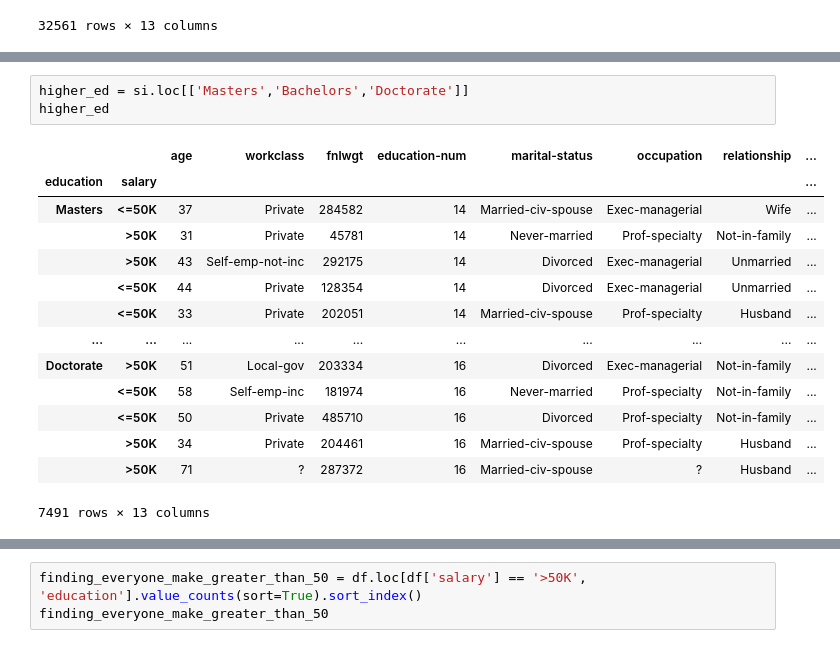
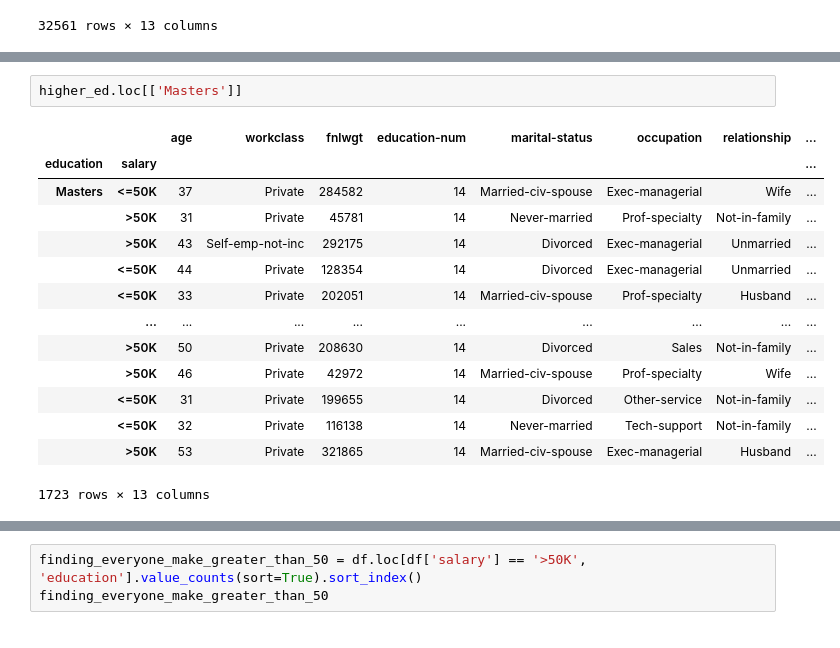
Before and after one commit to mrwoodzi/Data_Science_Certs_Progress, a Jupyter notebook: python_for_everybody/Data_Analysis_with_Python_Cert/Jupyter_Lab_Notes/demographic_data_analyzer.ipynb, the cells around one changed output, grey strips where cells are left out. Cells and saved outputs as stored; diff of their text form.

```diff
--- a/python_for_everybody/Data_Analysis_with_Python_Cert/Jupyter_Lab_Notes/demographic_data_analyzer.ipynb
+++ b/python_for_everybody/Data_Analysis_with_Python_Cert/Jupyter_Lab_Notes/demographic_data_analyzer.ipynb
@@ -107,19 +125,18 @@ si
 # %%
-higher_ed = si.loc[['Masters','Bachelors','Doctorate']]
-higher_ed
+higher_ed.loc[['Masters']]
 # %% [output]
 |  |  | age | workclass | fnlwgt | education-num | marital-status | occupation | relationship | ... |
 | education | salary |  |  |  |  |  |  |  | ... |
 | Masters | <=50K | 37 | Private | 284582 | 14 | Married-civ-spouse | Exec-managerial | Wife | ... |
 |  | >50K | 31 | Private | 45781 | 14 | Never-married | Prof-specialty | Not-in-family | ... |
 |  | >50K | 43 | Self-emp-not-inc | 292175 | 14 | Divorced | Exec-managerial | Unmarried | ... |
 |  | <=50K | 44 | Private | 128354 | 14 | Divorced | Exec-managerial | Unmarried | ... |
 |  | <=50K | 33 | Private | 202051 | 14 | Married-civ-spouse | Prof-specialty | Husband | ... |
-| ... | ... | ... | ... | ... | ... | ... | ... | ... | ... |
-| Doctorate | >50K | 51 | Local-gov | 203334 | 16 | Divorced | Exec-managerial | Not-in-family | ... |
-|  | <=50K | 58 | Self-emp-inc | 181974 | 16 | Never-married | Prof-specialty | Not-in-family | ... |
-|  | <=50K | 50 | Private | 485710 | 16 | Divorced | Prof-specialty | Not-in-family | ... |
-|  | >50K | 34 | Private | 204461 | 16 | Married-civ-spouse | Prof-specialty | Husband | ... |
-|  | >50K | 71 | ? | 287372 | 16 | Married-civ-spouse | ? | Husband | ... |
+|  | ... | ... | ... | ... | ... | ... | ... | ... | ... |
+|  | >50K | 50 | Private | 208630 | 14 | Divorced | Sales | Not-in-family | ... |
+|  | >50K | 46 | Private | 42972 | 14 | Married-civ-spouse | Prof-specialty | Wife | ... |
+|  | <=50K | 31 | Private | 199655 | 14 | Divorced | Other-service | Not-in-family | ... |
+|  | <=50K | 32 | Private | 116138 | 14 | Never-married | Tech-support | Not-in-family | ... |
+|  | >50K | 53 | Private | 321865 | 14 | Married-civ-spouse | Exec-managerial | Husband | ... |
-7491 rows × 13 columns
+1723 rows × 13 columns
 # %%
```
Also changed, not shown: parts of 8 cells of this notebook, 1 other file.
